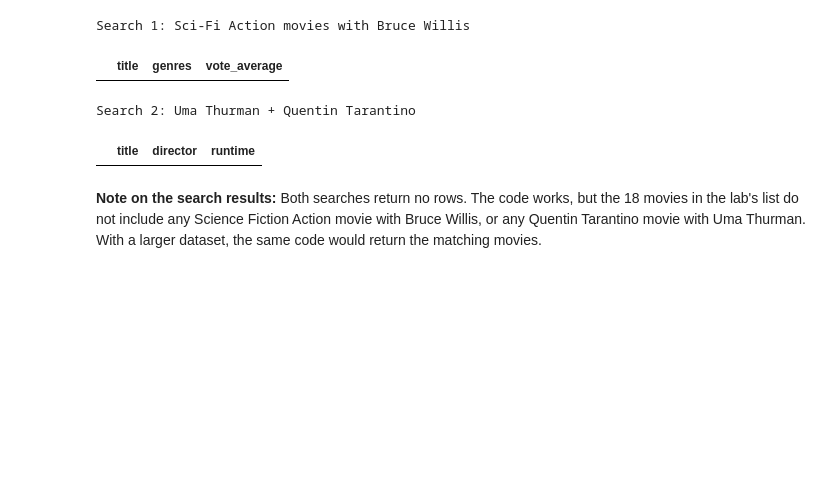
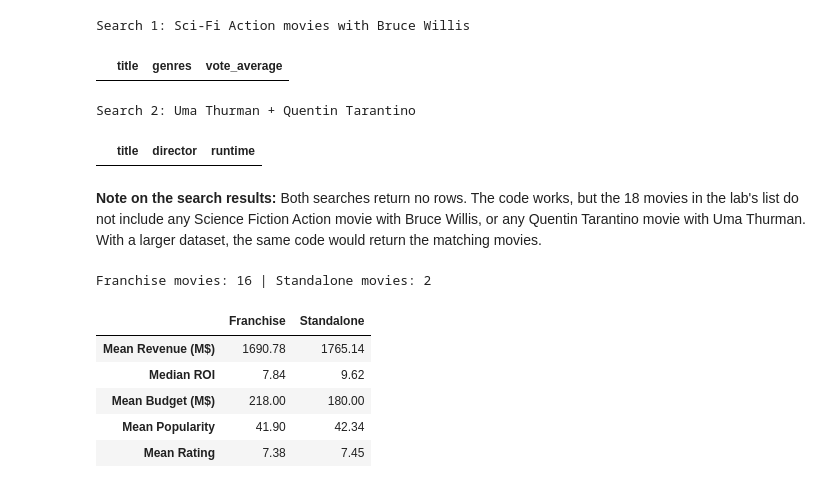
Before and after one commit to mutochris04-ctrl/tmdb-movie-data-analysis, a Jupyter notebook: tmdb_analysis.ipynb, the cells around one changed output. Cells and saved outputs as stored; diff of their text form; code cells hidden in the pictures; blank space fills up the shorter version.

Commit message:
feat: compare franchise and standalone movie performance

```diff
--- a/tmdb_analysis.ipynb
+++ b/tmdb_analysis.ipynb
@@ -327,3 +327,35 @@ Search 2: Uma Thurman + Quentin Tarantino
 |  | title | director | runtime |
 # %% [markdown]
 **Note on the search results:** Both searches return no rows. The code works, but the 18 movies in the lab's list do not include any Science Fiction Action movie with Bruce Willis, or any Quentin Tarantino movie with Uma Thurman. With a larger dataset, the same code would return the matching movies.
+# %%
+# Step 13: Franchise vs standalone movies
+
+# A movie is a franchise movie if belongs_to_collection is not empty
+df["is_franchise"] = df["belongs_to_collection"].notna()
+
+franchise = df[df["is_franchise"] == True]
+standalone = df[df["is_franchise"] == False]
+
+comparison = pd.DataFrame({
+    "Franchise": [franchise["revenue_musd"].mean(),
+                  franchise["roi"].median(),
+                  franchise["budget_musd"].mean(),
+                  franchise["popularity"].mean(),
+                  franchise["vote_average"].mean()],
+    "Standalone": [standalone["revenue_musd"].mean(),
+                   standalone["roi"].median(),
+                   standalone["budget_musd"].mean(),
+                   standalone["popularity"].mean(),
+                   standalone["vote_average"].mean()]
+}, index=["Mean Revenue (M$)", "Median ROI", "Mean Budget (M$)", "Mean Popularity", "Mean Rating"])
+
+print("Franchise movies:", len(franchise), "| Standalone movies:", len(standalone))
+comparison.round(2)
+# %% [output]
+Franchise movies: 16 | Standalone movies: 2
+|  | Franchise | Standalone |
+| Mean Revenue (M$) | 1690.78 | 1765.14 |
+| Median ROI | 7.84 | 9.62 |
+| Mean Budget (M$) | 218.00 | 180.00 |
+| Mean Popularity | 41.90 | 42.34 |
+| Mean Rating | 7.38 | 7.45 |
```
